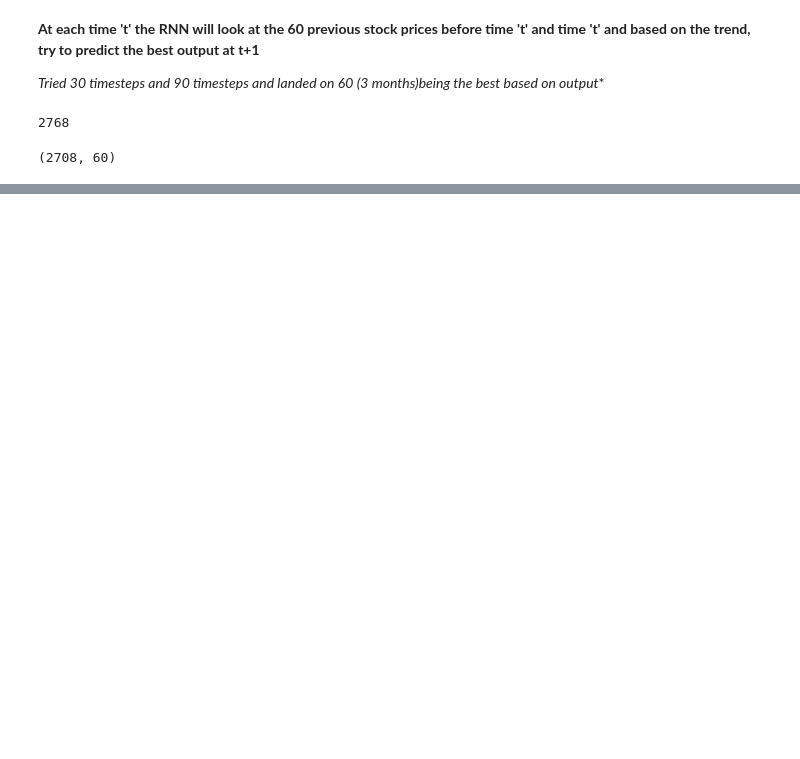
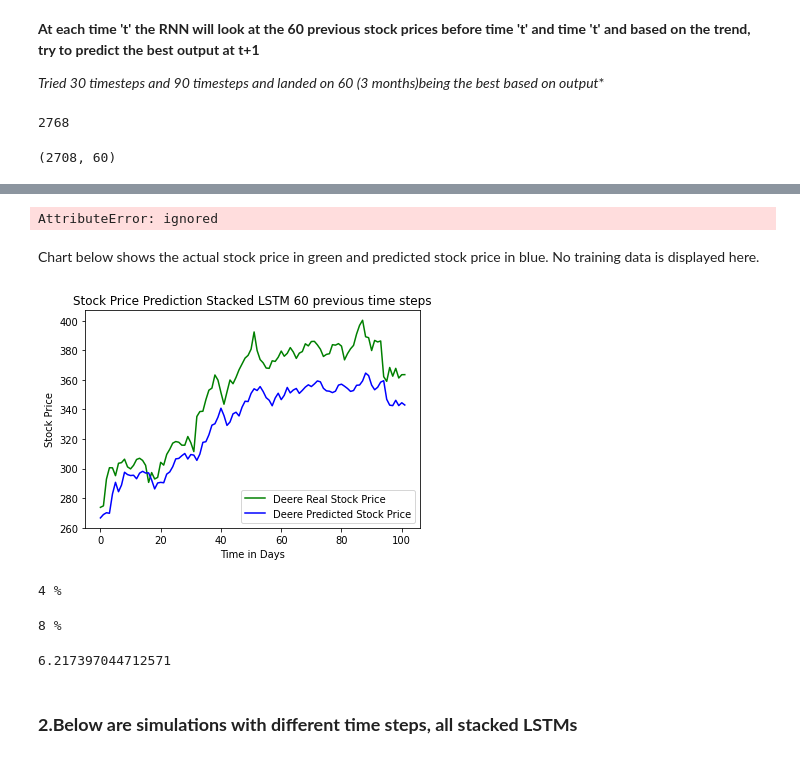
Before and after one commit to ap12798/Applied_Deep_Learning, a Jupyter notebook: Project_1.ipynb, the cells around one changed output, grey strips where cells are left out. Drawn from its saved outputs; the diff is of its cells as text; code cells hidden in the pictures; blank space fills up the shorter version.

```diff
--- a/Project_1.ipynb
+++ b/Project_1.ipynb
@@ -194,0 +178,17 @@ X_test = np.reshape(X_test, (X_test.shape[0], X_test.shape[1], 1)) # 3D structur
+# %%
+predicted_stock_price_stacked_LSTM = predicted_stock_price_stacked_LSTM.predict(X_test)
+predicted_stock_price_stacked_LSTM = sc.inverse_transform(predicted_stock_price_stacked_LSTM) # going back from normalizing
+# %% [output]
+AttributeError: ignored
+# %% [markdown]
+Chart below shows the actual stock price in green and predicted stock price in blue. No training data is displayed here.
+# %%
+plt.plot(test_set, color = 'green', label = 'Deere Real Stock Price')
+plt.plot(predicted_stock_price_stacked_LSTM, color = 'blue', label = 'Deere Predicted Stock Price')
+plt.title('Stock Price Prediction Stacked LSTM 60 previous time steps')
+plt.xlabel('Time in Days')
+plt.ylabel('Stock Price')
+plt.legend()
+plt.show()
+# %% [output]
+[figure, added]
@@ -194,0 +202,15 @@ X_test = np.reshape(X_test, (X_test.shape[0], X_test.shape[1], 1)) # 3D structur
+# %%
+print(percent_error(predicted_stock_price_stacked_LSTM[20],test_set[20]), "%")
+# %% [output]
+4 %
+# %%
+print(percent_error(predicted_stock_price_stacked_LSTM[50],test_set[50]), "%")
+# %% [output]
+8 %
+# %%
+c = [abs(i-j)/i*100 for i,j in zip(predicted_stock_price_stacked_LSTM, test_set)]
+(sum(c)/len(c))[0]
+# %% [output]
+6.217397044712571
+# %% [markdown]
+### **2.Below are simulations with different time steps, all stacked LSTMs**
```
Also changed, not shown: parts of 83 cells of this notebook.
